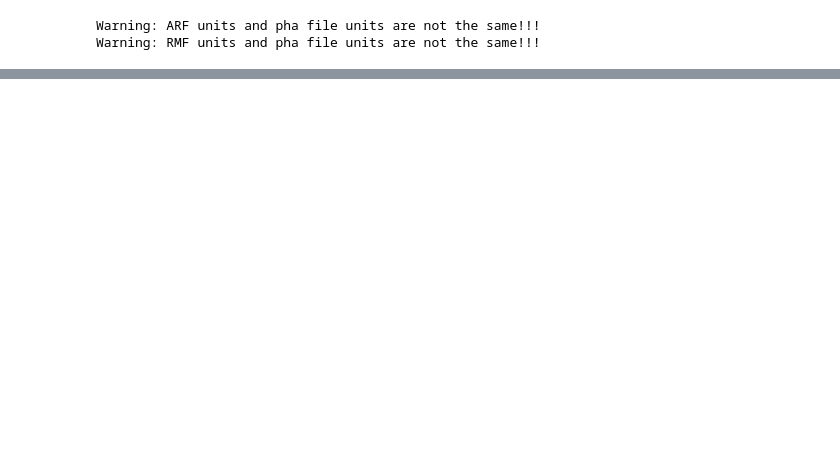
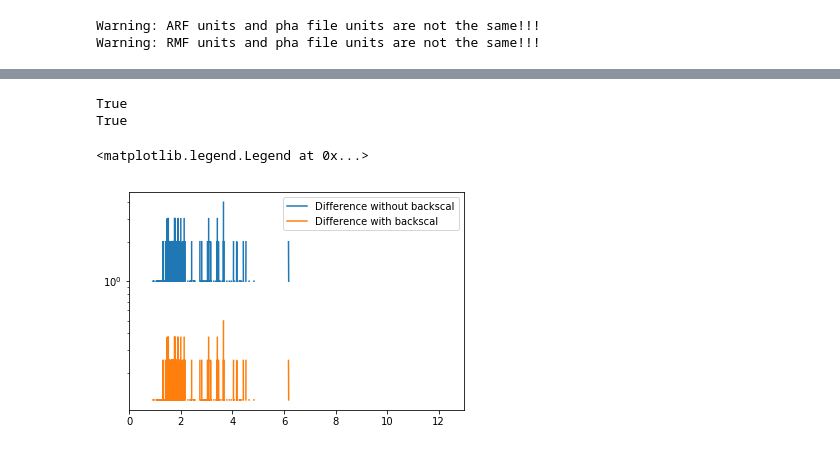
Before and after one commit to eblur/pyxsis, a Jupyter notebook: notebooks/Background_Spectrum.ipynb, the cells around one changed output, grey strips where cells are left out. Cells and saved outputs as stored; diff of their text form; code cells hidden in the pictures; blank space fills up the shorter version.

```diff
--- a/notebooks/Background_Spectrum.ipynb
+++ b/notebooks/Background_Spectrum.ipynb
@@ -39,0 +44,19 @@ plt.semilogy()
+# %%
+lo, hi, cts0, cts_err0 = mrk421.bin_counts(bkgsub=False)
+lo, hi, cts1, cts_err1 = mrk421.bin_counts(bkgsub=True)
+lo, hi, cts2, cts_err2 = mrk421.bin_counts(bkgsub=True, usebackscal=False)
+
+print(any(cts0 != cts1))
+print(any(cts1 != cts2))
+# %% [output]
+True
+True
+# %%
+mid = 0.5 * (lo + hi)
+plt.plot(mid, cts0-cts2, label='Difference without backscal')
+plt.plot(mid, cts0-cts1, label='Difference with backscal')
+plt.semilogy()
+plt.legend(loc='upper right')
+# %% [output]
+<matplotlib.legend.Legend at 0x...>
+[figure, added]
```
Also changed, not shown: parts of 6 cells of this notebook.
